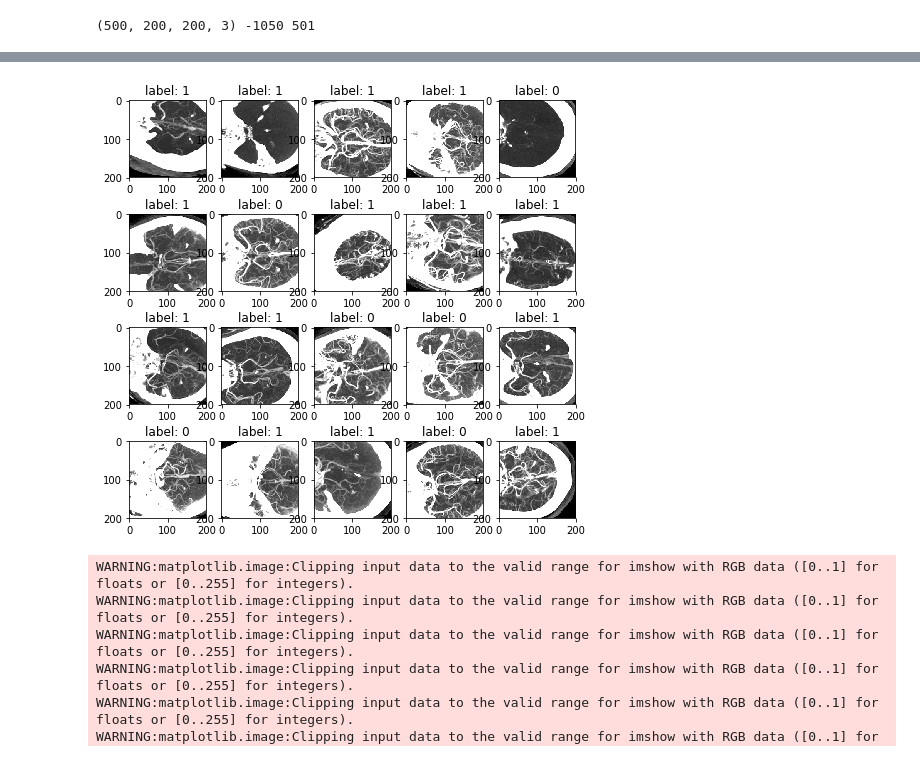
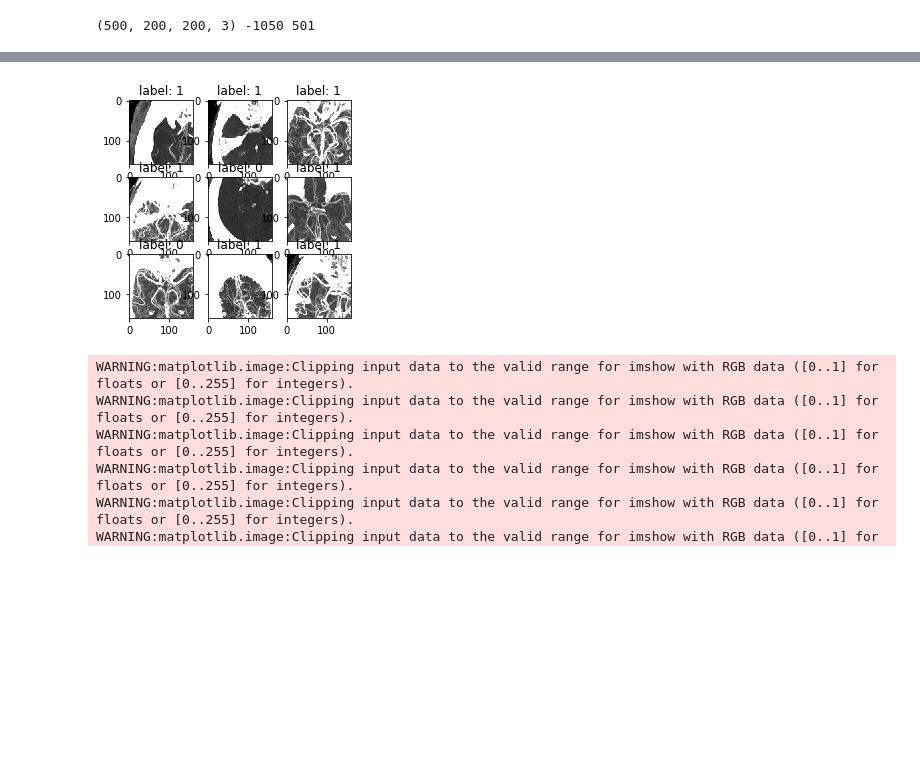
Before and after one commit to brown-mida/elvo, a Jupyter notebook: notebooks/amy_training_mip_from_luke.ipynb, the cells around one changed output, grey strips where cells are left out. Saved outputs shown, nothing was run; the diff lists cells and outputs as text; code cells hidden in the pictures; blank space fills up the shorter version.

```diff
--- a/notebooks/amy_training_mip_from_luke.ipynb
+++ b/notebooks/amy_training_mip_from_luke.ipynb
@@ -257,15 +257,19 @@ print(X_train.shape, X_train.min(), X_train.max())
 (500, 200, 200, 3) -1050 501
 # %%
 import matplotlib.pyplot as plt
+import scipy.ndimage as sc
 
-ROWS = 4
-COLS = 5
+X_train_rotate = sc.rotate(X_train, 270, axes=(1, 2))
+X_train_rotate = X_train_rotate[:,0:160,0:160,:]
+
+ROWS = 3
+COLS = 3
 OFFSET = 40
-fig = plt.figure(figsize=(8, 8))
-for i in range(20):
+fig = plt.figure(figsize=(4, 4))
+for i in range(9):
     ax = fig.add_subplot(ROWS, COLS, i + 1)
     ax.set_title(f'label: {y_train[i]}')
-    plt.imshow(X_train[i + OFFSET])
+    plt.imshow(X_train_rotate[i + OFFSET])
 # %% [output]
 WARNING:matplotlib.image:Clipping input data to the valid range for imshow with RGB data ([0..1] for floats or [0..255] for integers).
 WARNING:matplotlib.image:Clipping input data to the valid range for imshow with RGB data ([0..1] for floats or [0..255] for integers).
@@ -290,4 +283,4 @@ WARNING:matplotlib.image:Clipping input data to the valid range for imshow with
-[figure, old version]
+[figure, new version]
 # %%
 ROWS = 4
 COLS = 5
```
Also changed, not shown: parts of 1 cell of this notebook, 2 other files.
